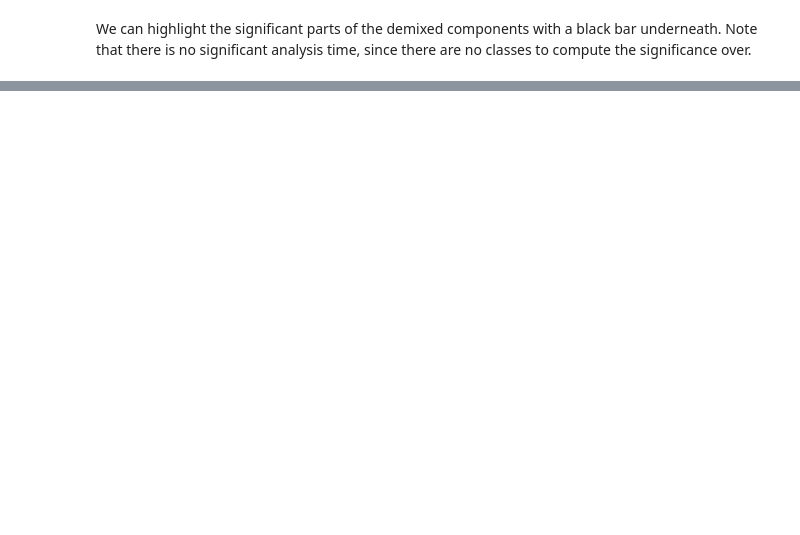
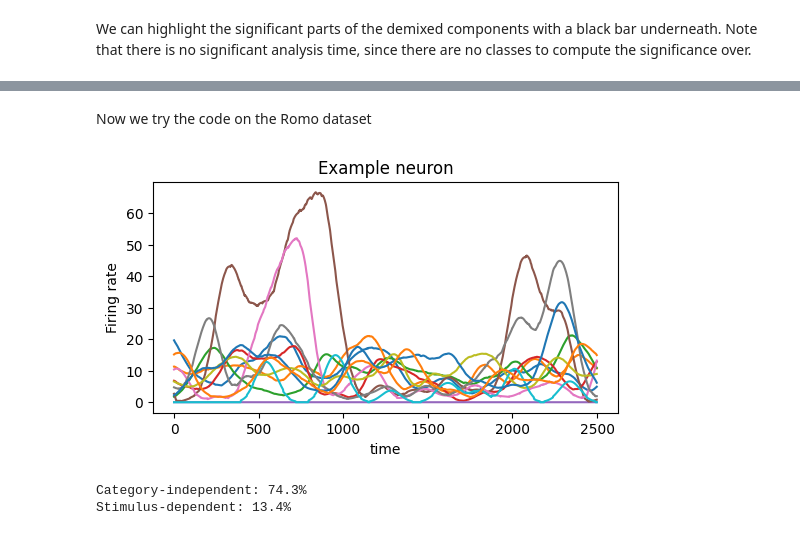
Before and after one commit to I-Pica/dPCA, a Jupyter notebook: python/dPCA_demo.ipynb, the cells around one changed output, grey strips where cells are left out. Saved outputs shown, nothing was run; the diff lists cells and outputs as text; code cells hidden in the pictures; blank space fills up the shorter version.

```diff
--- a/python/dPCA_demo.ipynb
+++ b/python/dPCA_demo.ipynb
@@ -142,0 +169,2 @@ plt.show()
+# %% [markdown]
+Now we try the code on the Romo dataset
@@ -142,0 +175,6 @@ plt.show()
+# %%
+Path = '/Users/pica/Documents/Ildefonso PhD/Christian (PCA)/Data/romo_allpsth.mat'
+X = read_mat(Path)['X']
+# %%
+# Shorten data (optional)
+X = X[:,:,2251:4750]
@@ -142,0 +183,9 @@ plt.show()
+# %%
+plt.figure(figsize=(6,3))
+plt.plot(X[0,:,:].T)
+plt.xlabel('time')
+plt.ylabel('Firing rate')
+plt.title('Example neuron')
+plt.show()
+# %% [output]
+[figure, added]
@@ -142,0 +197,6 @@ plt.show()
+# %%
+print(f'Category-independent: {100*sum(dpca.explained_variance_ratio_["t"]):.1f}%')
+print(f'Stimulus-dependent: {100*sum(dpca.explained_variance_ratio_["s"]):.1f}%')
+# %% [output]
+Category-independent: 74.3%
+Stimulus-dependent: 13.4%
```
Also changed, not shown: parts of 12 cells of this notebook.
